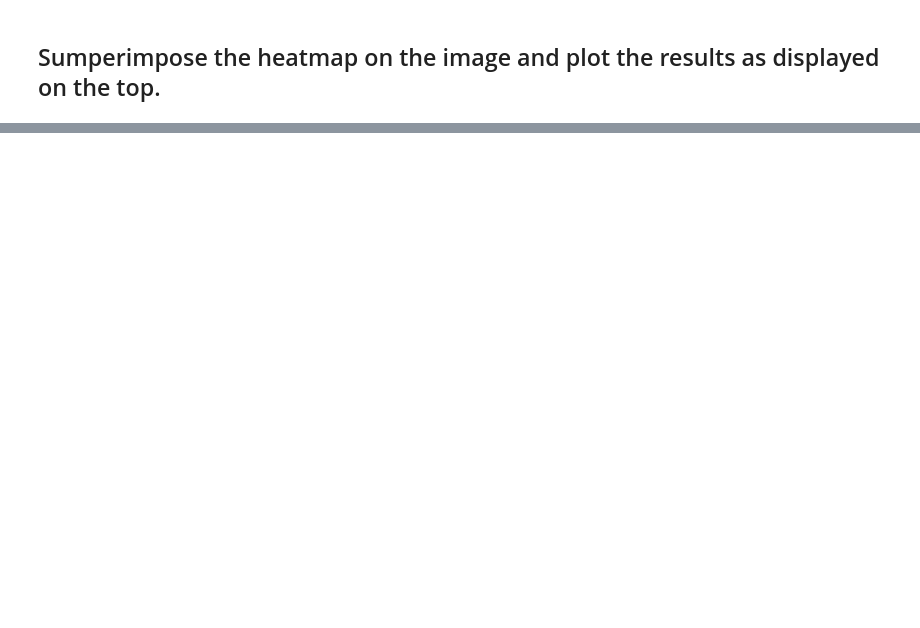
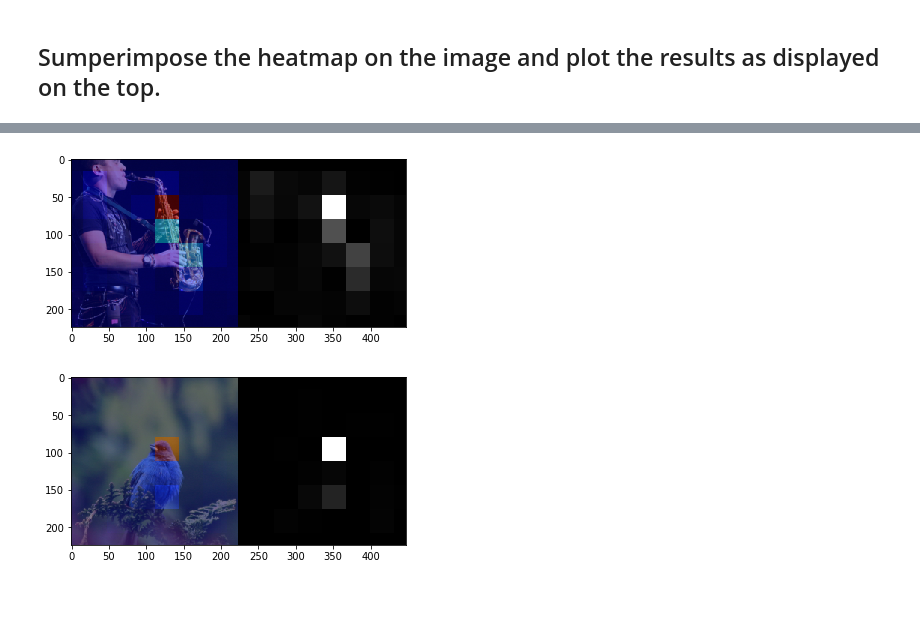
Before and after one commit to dhavalshah18/PLARR2020, a Jupyter notebook: Exercise04/Feature_Visualization.ipynb, the cells around one changed output, grey strips where cells are left out. Cells and saved outputs as stored; diff of their text form; code cells hidden in the pictures; blank space fills up the shorter version.

```diff
--- a/Exercise04/Feature_Visualization.ipynb
+++ b/Exercise04/Feature_Visualization.ipynb
@@ -66,0 +192,21 @@ import cv2
+# %%
+joined_images = []
+for i in range(len(heatmaps)):
+    in_image = np.array(crop(resize(input_images[i]))).astype(np.float32)
+    added = cv2.addWeighted(in_image, 0.002,
+                            heatmaps[i][16:240, 16:240, :], 0.5, 0, -1)
+
+    right_image = cv2.cvtColor(probs_change[i][16:240, 16:240], cv2.COLOR_GRAY2BGR).astype(np.float32)
+
+    joined_images.append(np.concatenate((added, right_image), axis=1).astype(np.float32))
+
+    plt.imshow(joined_images[i])
+    plt.show()
+
+plt.imsave("data/sax_heat.jpg", joined_images[0])
+plt.imsave("data/bird_heat.jpg", joined_images[1])
+# %% [output]
+[figure, added]
+[figure, added]
+# %% [markdown]
+####
```
Also changed, not shown: parts of 9 cells of this notebook, 2 other files.
